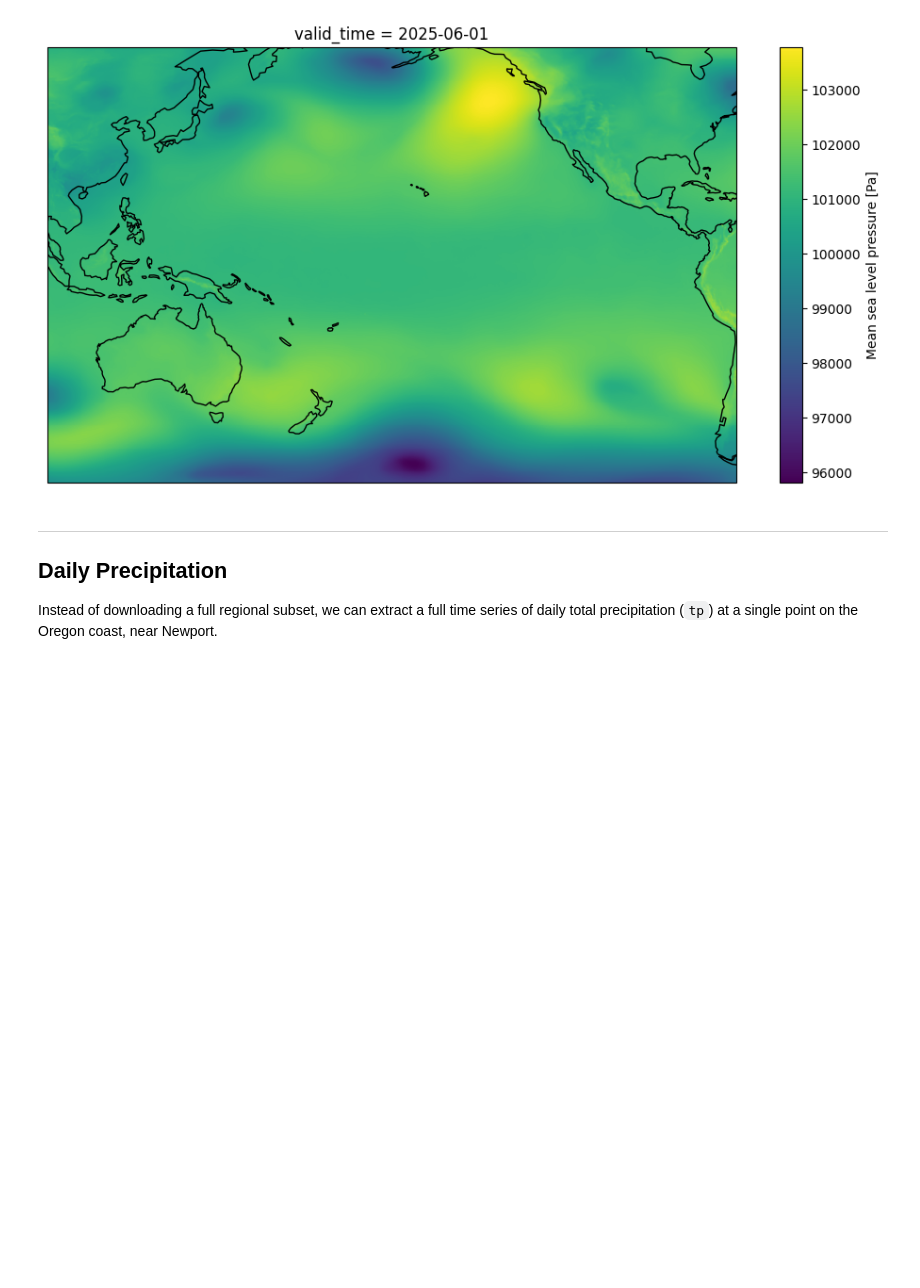
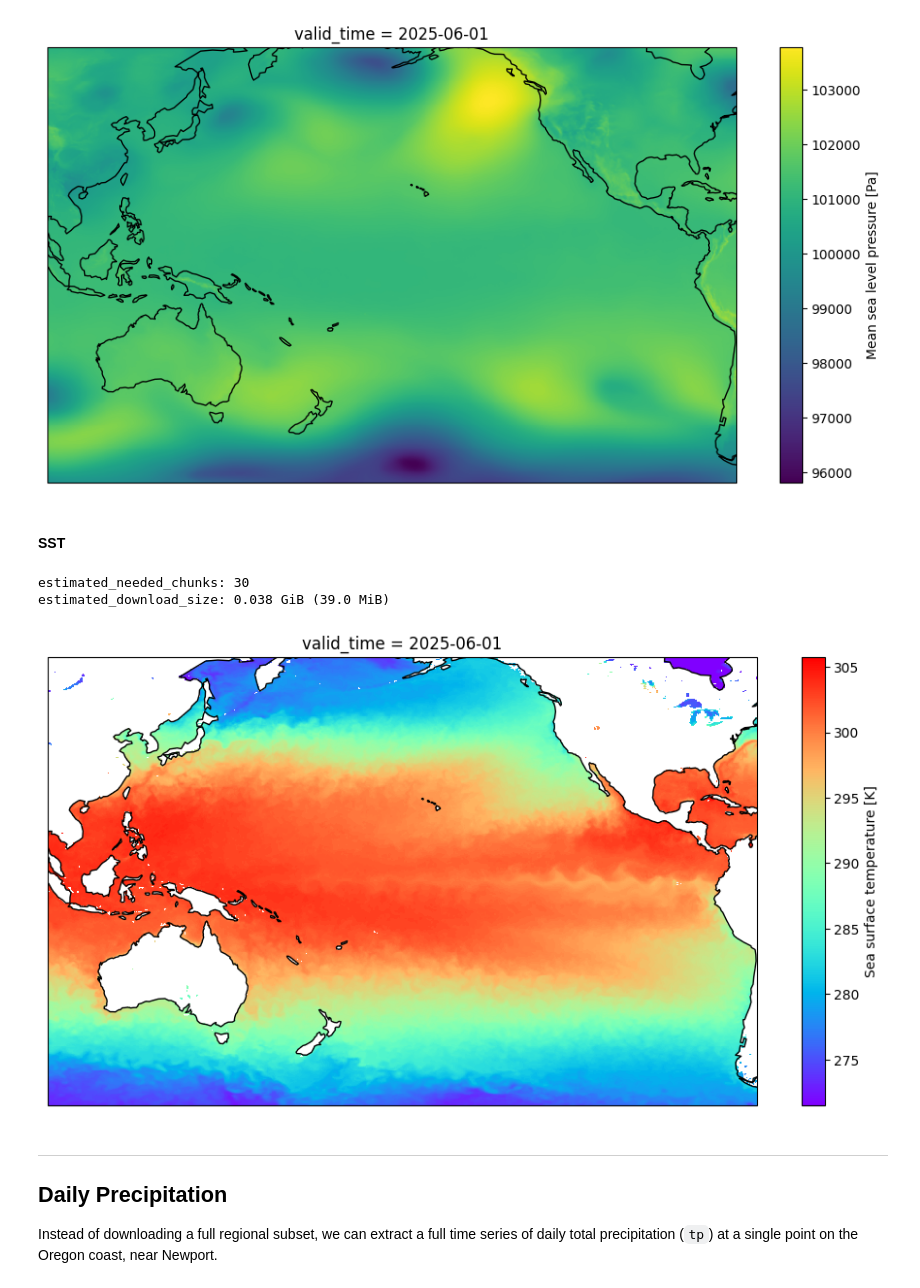
Before and after one commit to GeoOcean/BlueMath_Course_Corvallis, a Jupyter notebook: toolkit/data/ERA5_DestinE_SingleLevels.ipynb, the cells around one changed output. Saved outputs shown, nothing was run; the diff lists cells and outputs as text; code cells hidden in the pictures; blank space fills up the shorter version.

```diff
--- a/toolkit/data/ERA5_DestinE_SingleLevels.ipynb
+++ b/toolkit/data/ERA5_DestinE_SingleLevels.ipynb
@@ -184,6 +184,35 @@ ax.coastlines(resolution="110m")
 plt.show()
 # %% [output]
 [figure]
+# %% [markdown]
+#### SST
+# %%
+estimate_download_size(ds, ds_pacific.sst)
+# %% [output]
+estimated_needed_chunks: 30
+estimated_download_size: 0.038 GiB (39.0 MiB)
+# %%
+
+fig, ax = plt.subplots(
+    figsize=(12, 6),
+    subplot_kw={
+        "projection": ccrs.PlateCarree(central_longitude=180)
+    }
+)
+
+ds_pacific.sst.sel(
+    valid_time=ds_pacific.valid_time[0]
+).plot(
+    ax=ax,
+    transform=ccrs.PlateCarree(),
+    cmap="rainbow"
+)
+
+ax.coastlines(resolution="110m")
+
+plt.show()
+# %% [output]
+[figure, added]
 # %% [markdown]
 ---
 
```
Also changed, not shown: parts of 1 cell of this notebook.
